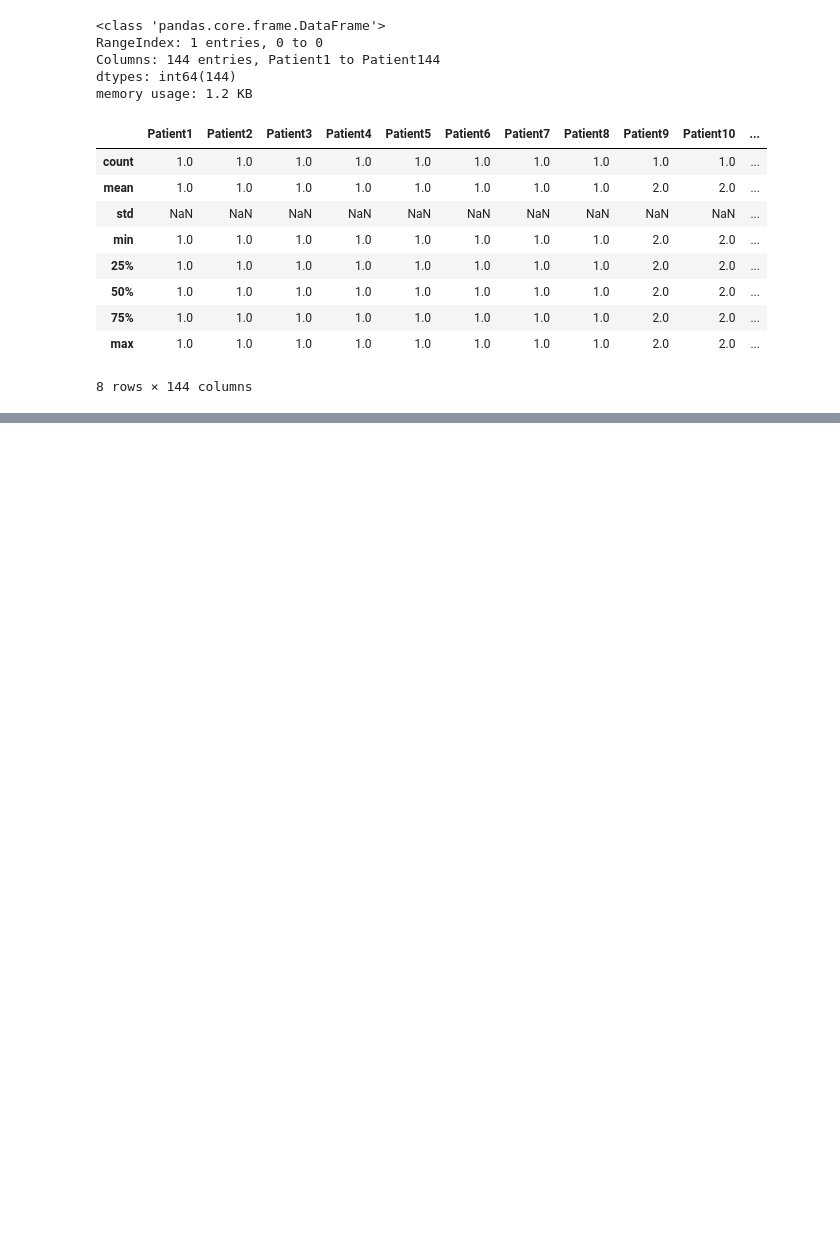
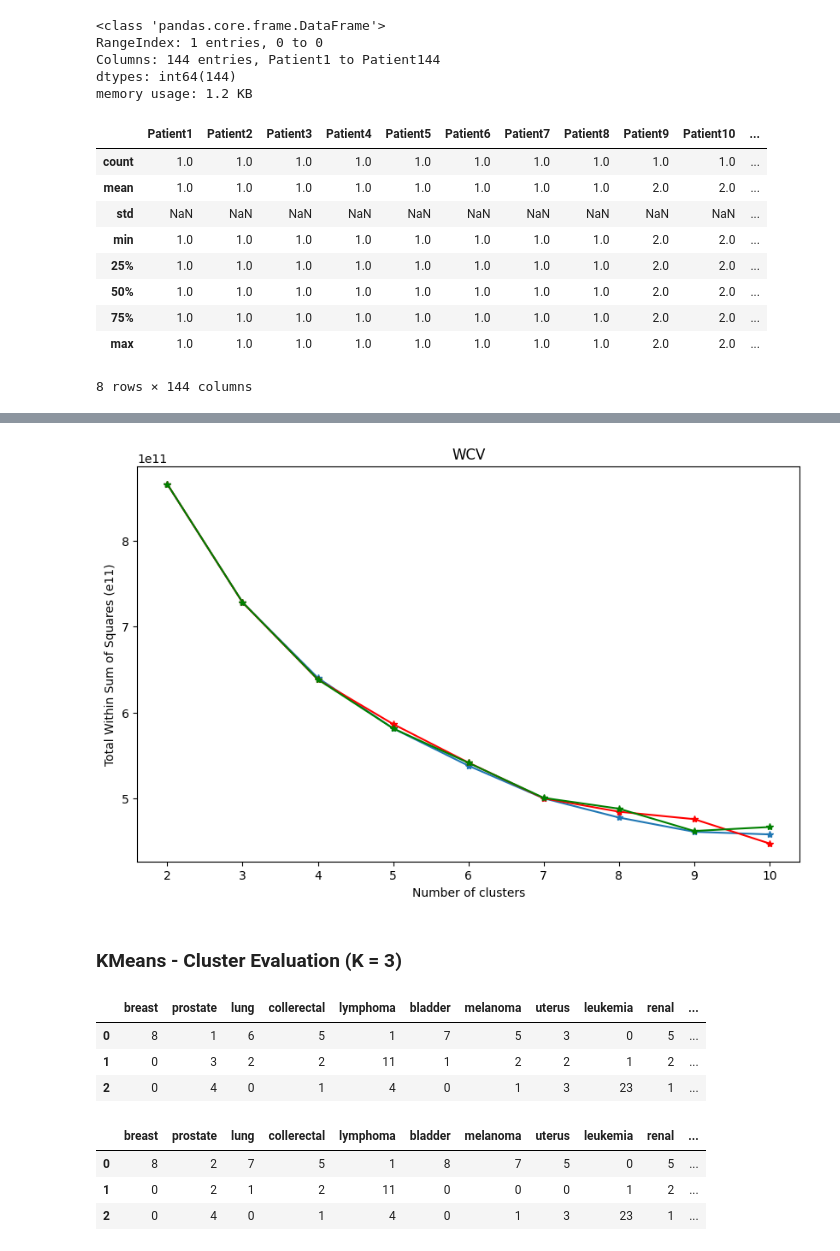
Before and after one commit to matteoForoni/sl-exercise6, a Jupyter notebook: sl-ex5-clustering-foroni.ipynb, the cells around one changed output, grey strips where cells are left out. Cells and saved outputs as stored; diff of their text form; code cells hidden in the pictures; blank space fills up the shorter version.

```diff
--- a/sl-ex5-clustering-foroni.ipynb
+++ b/sl-ex5-clustering-foroni.ipynb
@@ -142,0 +363,34 @@ cancer_categories_df.describe()
+# %%
+elbow_method_x = []
+elbow_method_y = []
+for k in range(2,11):
+    clusters, inertia = kmeans_model_predict(gene_train_df.T, k, n_init=10)
+    elbow_method_x.append(k)
+    elbow_method_y.append(inertia)
+# %%
+elbow_method_x_test2 = []
+elbow_method_y_test2 = []
+for k in range(2,11):
+    clusters, inertia = kmeans_model_predict(gene_train_df.T, k,n_init=10)
+    elbow_method_x_test2.append(k)
+    elbow_method_y_test2.append(inertia)
+# %%
+elbow_method_x_test3 = []
+elbow_method_y_test3 = []
+for k in range(2,11):
+    clusters, inertia = kmeans_model_predict(gene_train_df.T, k,n_init=10)
+    elbow_method_x_test3.append(k)
+    elbow_method_y_test3.append(inertia)
+# %%
+plt.figure(figsize=(10,6))
+plt.plot(elbow_method_x,elbow_method_y, marker='*')
+plt.plot(elbow_method_x_test2, elbow_method_y_test2, marker="*", color='red')
+plt.plot(elbow_method_x_test3, elbow_method_y_test3, marker="*", color='green')
+plt.xlabel('Number of clusters')
+plt.ylabel('Total Within Sum of Squares (e11)')
+plt.title('WCV')
+plt.show()
+# %% [output]
+[figure, added]
+# %% [markdown]
+### KMeans - Cluster Evaluation (K = 3)
@@ -142,0 +410,14 @@ cancer_categories_df.describe()
+# %%
+cancer_count_bycluster_test1.append(cancer_count_percluster_test1, ignore_index=True)
+# %% [output]
+|  | breast | prostate | lung | collerectal | lymphoma | bladder | melanoma | uterus | leukemia | renal | ... |
+| 0 | 8 | 1 | 6 | 5 | 1 | 7 | 5 | 3 | 0 | 5 | ... |
+| 1 | 0 | 3 | 2 | 2 | 11 | 1 | 2 | 2 | 1 | 2 | ... |
+| 2 | 0 | 4 | 0 | 1 | 4 | 0 | 1 | 3 | 23 | 1 | ... |
+# %%
+cancer_count_bycluster_test2.append(cancer_count_percluster_test2, ignore_index=True)
+# %% [output]
+|  | breast | prostate | lung | collerectal | lymphoma | bladder | melanoma | uterus | leukemia | renal | ... |
+| 0 | 8 | 2 | 7 | 5 | 1 | 8 | 7 | 5 | 0 | 5 | ... |
+| 1 | 0 | 2 | 1 | 2 | 11 | 0 | 0 | 0 | 1 | 2 | ... |
+| 2 | 0 | 4 | 0 | 1 | 4 | 0 | 1 | 3 | 23 | 1 | ... |
```
Also changed, not shown: parts of 40 cells of this notebook.
